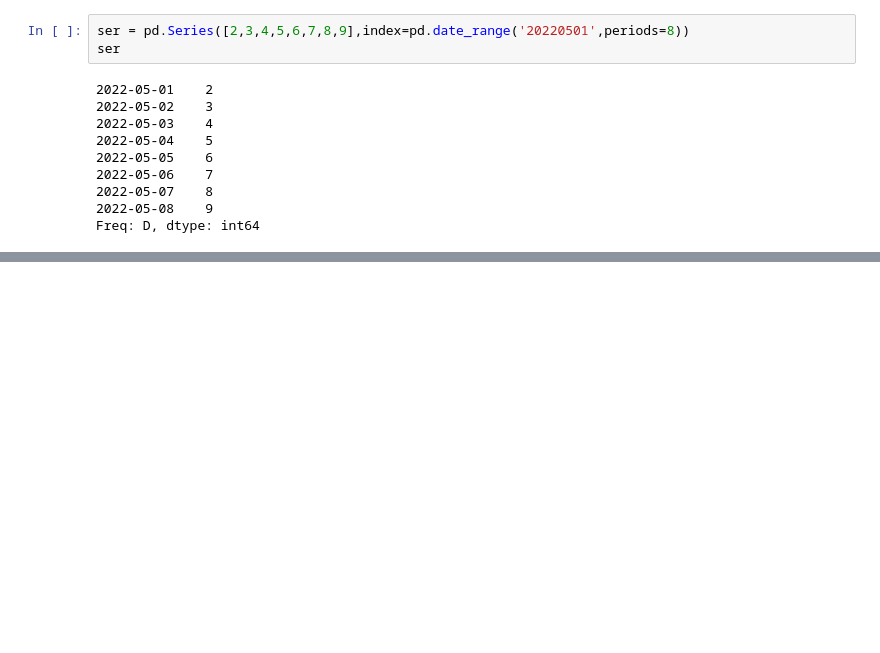
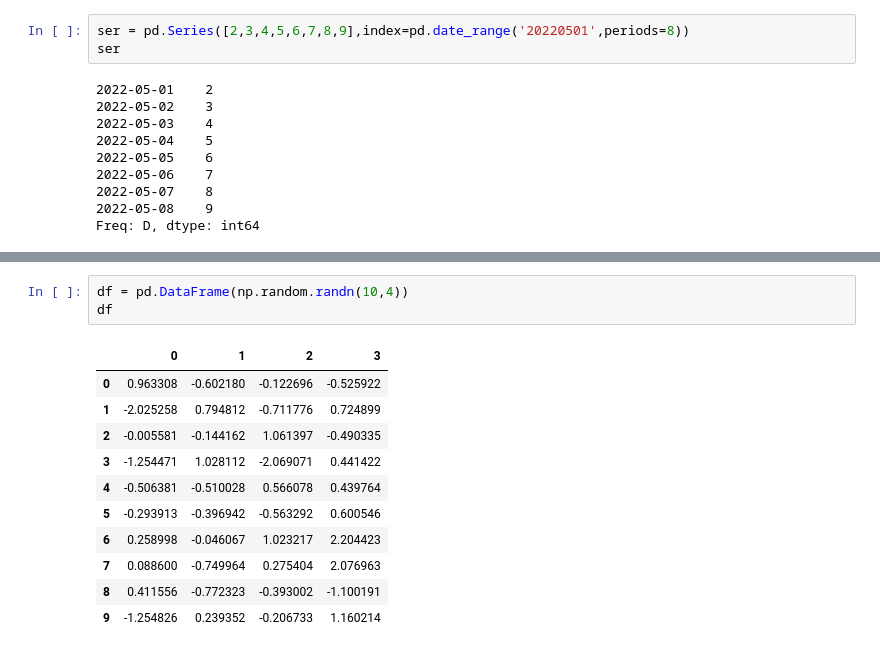
Before and after one commit to tomasz-te/Drafts, a Jupyter notebook: Pandas.ipynb, the cells around one changed output, grey strips where cells are left out. Cells and saved outputs as stored; diff of their text form; blank space fills up the shorter version.

```diff
--- a/Pandas.ipynb
+++ b/Pandas.ipynb
@@ -336,0 +462,15 @@ Freq: D, dtype: int64
+# %%
+df = pd.DataFrame(np.random.randn(10,4))
+df
+# %% [output]
+|  | 0 | 1 | 2 | 3 |
+| 0 | 0.963308 | -0.602180 | -0.122696 | -0.525922 |
+| 1 | -2.025258 | 0.794812 | -0.711776 | 0.724899 |
+| 2 | -0.005581 | -0.144162 | 1.061397 | -0.490335 |
+| 3 | -1.254471 | 1.028112 | -2.069071 | 0.441422 |
+| 4 | -0.506381 | -0.510028 | 0.566078 | 0.439764 |
+| 5 | -0.293913 | -0.396942 | -0.563292 | 0.600546 |
+| 6 | 0.258998 | -0.046067 | 1.023217 | 2.204423 |
+| 7 | 0.088600 | -0.749964 | 0.275404 | 2.076963 |
+| 8 | 0.411556 | -0.772323 | -0.393002 | -1.100191 |
+| 9 | -1.254826 | 0.239352 | -0.206733 | 1.160214 |
```
Also changed, not shown: parts of 14 cells of this notebook.
